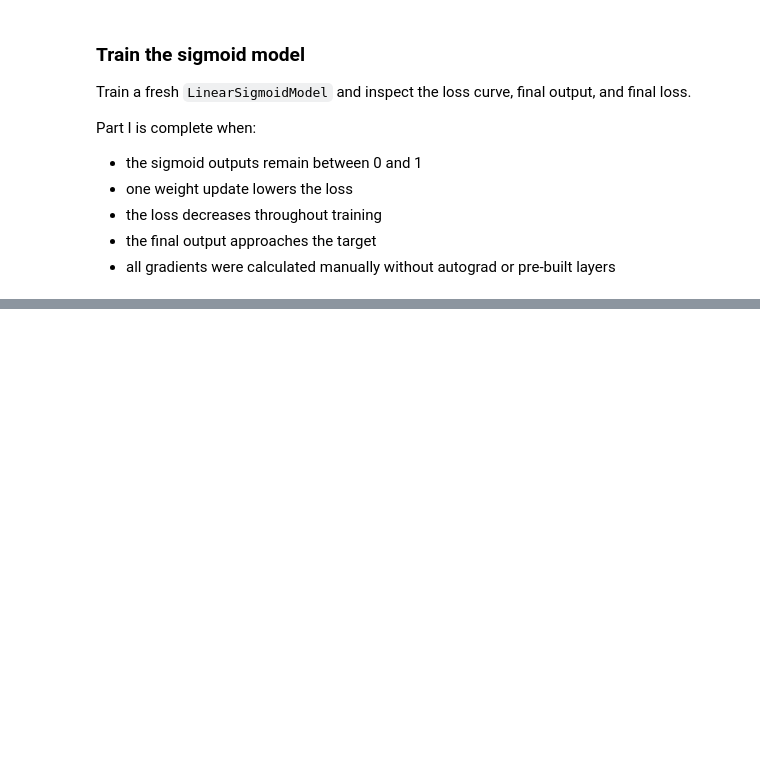
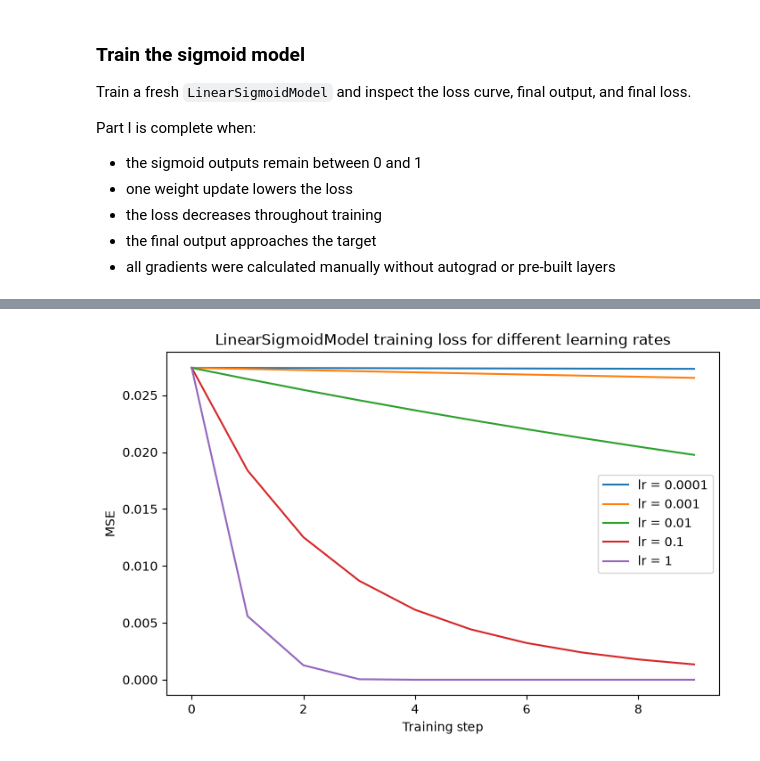
Before and after one commit to EwoutDeVadder/5AI-labs-deep-learning-assignment, a Jupyter notebook: first_principles.ipynb, the cells around one changed output, grey strips where cells are left out. Cells and saved outputs as stored; diff of their text form; code cells hidden in the pictures; blank space fills up the shorter version.

```diff
--- a/first_principles.ipynb
+++ b/first_principles.ipynb
@@ -293,0 +416,17 @@ plot_grayscale_image_tensor(sigmoid_output.unsqueeze(0), "Final output")
+# %%
+learning_rates = [0.0001, 0.001, 0.01, 0.1, 1]
+
+plt.figure(figsize=(8, 5))
+
+for lr in learning_rates:
+    torch.manual_seed(0)  # same initial weights for every learning rate
+    model = LinearSigmoidModel(image.shape, target.shape)
+    loss_history = model.fit(image, target, steps=10, learning_rate=lr)
+    plt.plot(loss_history, label=f"lr = {lr}")
+
+plt.xlabel("Training step")
+plt.ylabel("MSE")
+plt.title("LinearSigmoidModel training loss for different learning rates")
+plt.legend()
+plt.show()
+# %% [output]
@@ -293,0 +450 @@ plot_grayscale_image_tensor(sigmoid_output.unsqueeze(0), "Final output")
+[figure, added]
```
Also changed, not shown: parts of 8 cells of this notebook, 4 other files.
